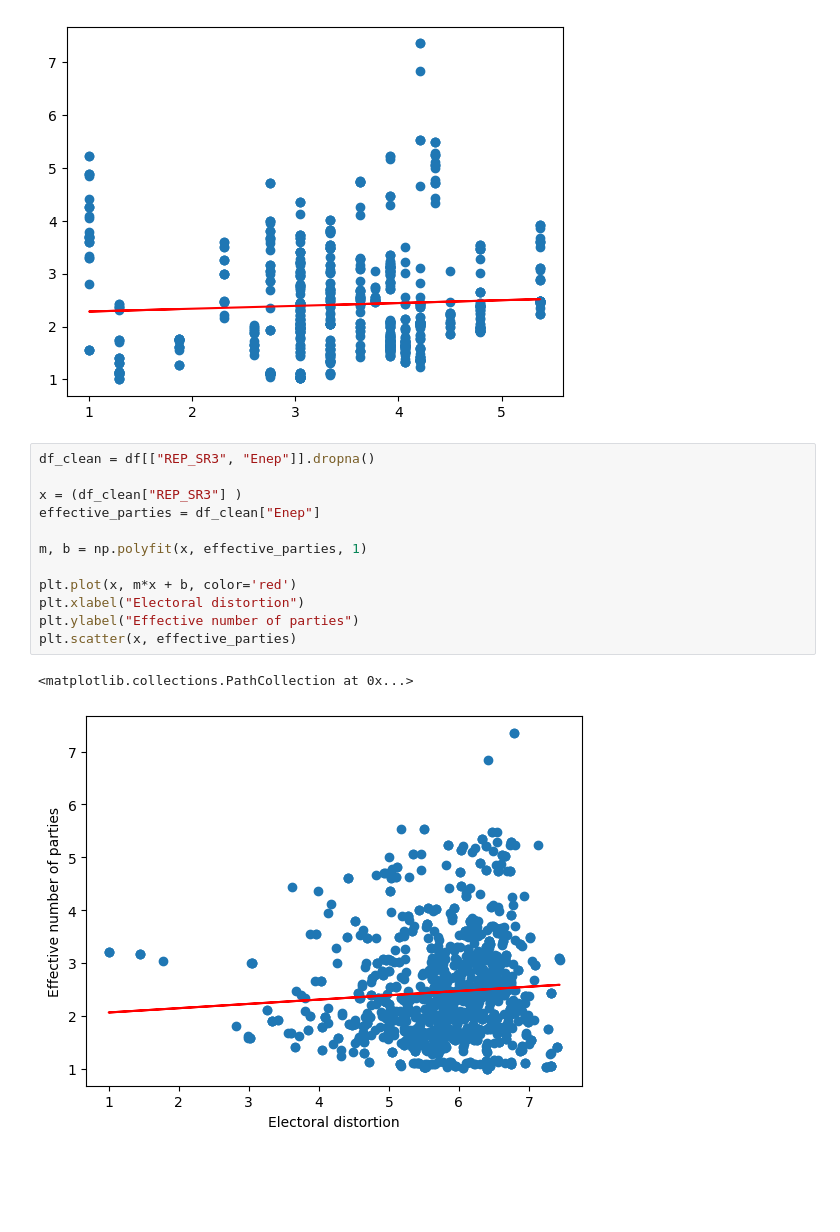
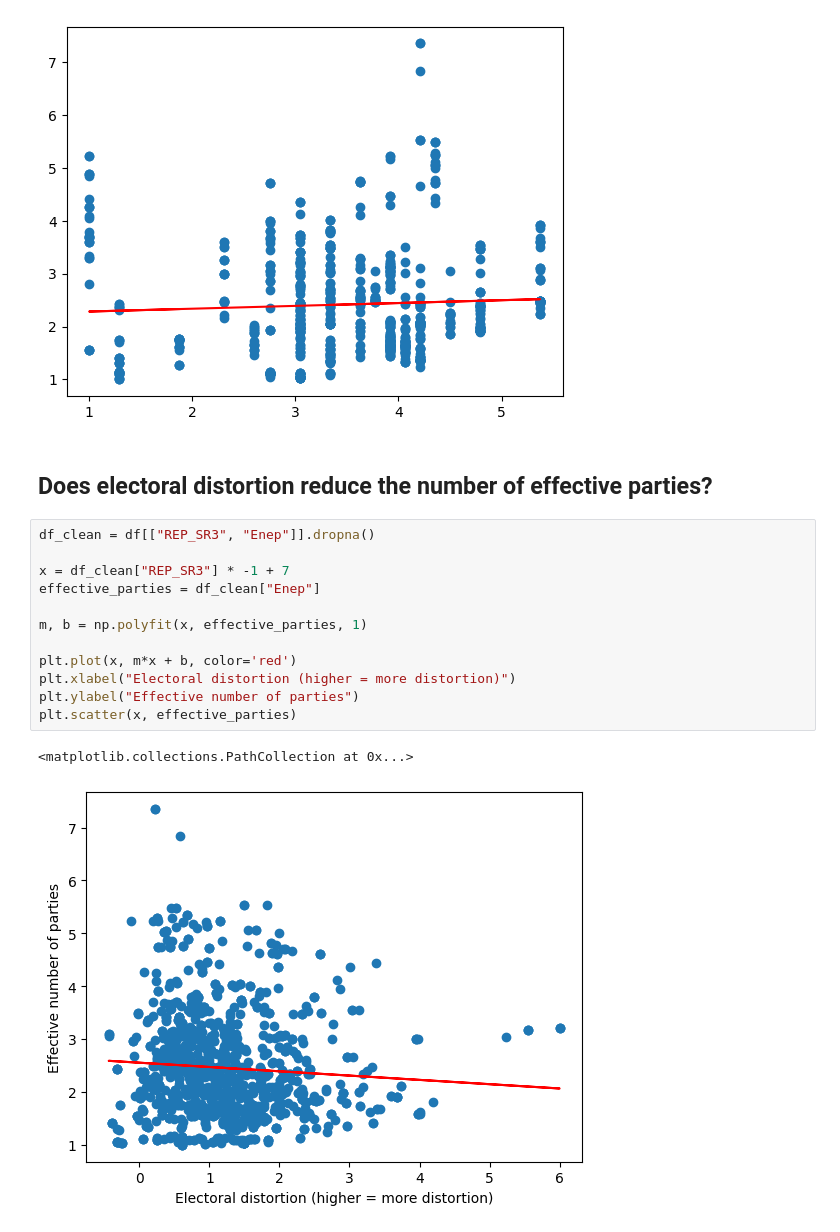
Before and after one commit to luishugoooo/python-data-science-project-3, a Jupyter notebook: q1.ipynb, the cells around one changed output. Drawn from its saved outputs; the diff is of its cells as text; blank space fills up the shorter version.

```diff
--- a/q1.ipynb
+++ b/q1.ipynb
@@ -48,18 +48,20 @@ plt.scatter(admin_hurdles , effective_parties)
 # %% [output]
 <matplotlib.collections.PathCollection at 0x...>
 [figure]
+# %% [markdown]
+## Does electoral distortion reduce the number of effective parties?
 # %%
 df_clean = df[["REP_SR3", "Enep"]].dropna()
 
-x = (df_clean["REP_SR3"] )
+x = df_clean["REP_SR3"] * -1 + 7
 effective_parties = df_clean["Enep"]
 
 m, b = np.polyfit(x, effective_parties, 1)
 
 plt.plot(x, m*x + b, color='red')
-plt.xlabel("Electoral distortion")
+plt.xlabel("Electoral distortion (higher = more distortion)")
 plt.ylabel("Effective number of parties")
 plt.scatter(x, effective_parties)
 # %% [output]
 <matplotlib.collections.PathCollection at 0x...>
-[figure, old version]
+[figure, new version]
```
Also changed, not shown: parts of 9 cells of this notebook, 4 other files.
